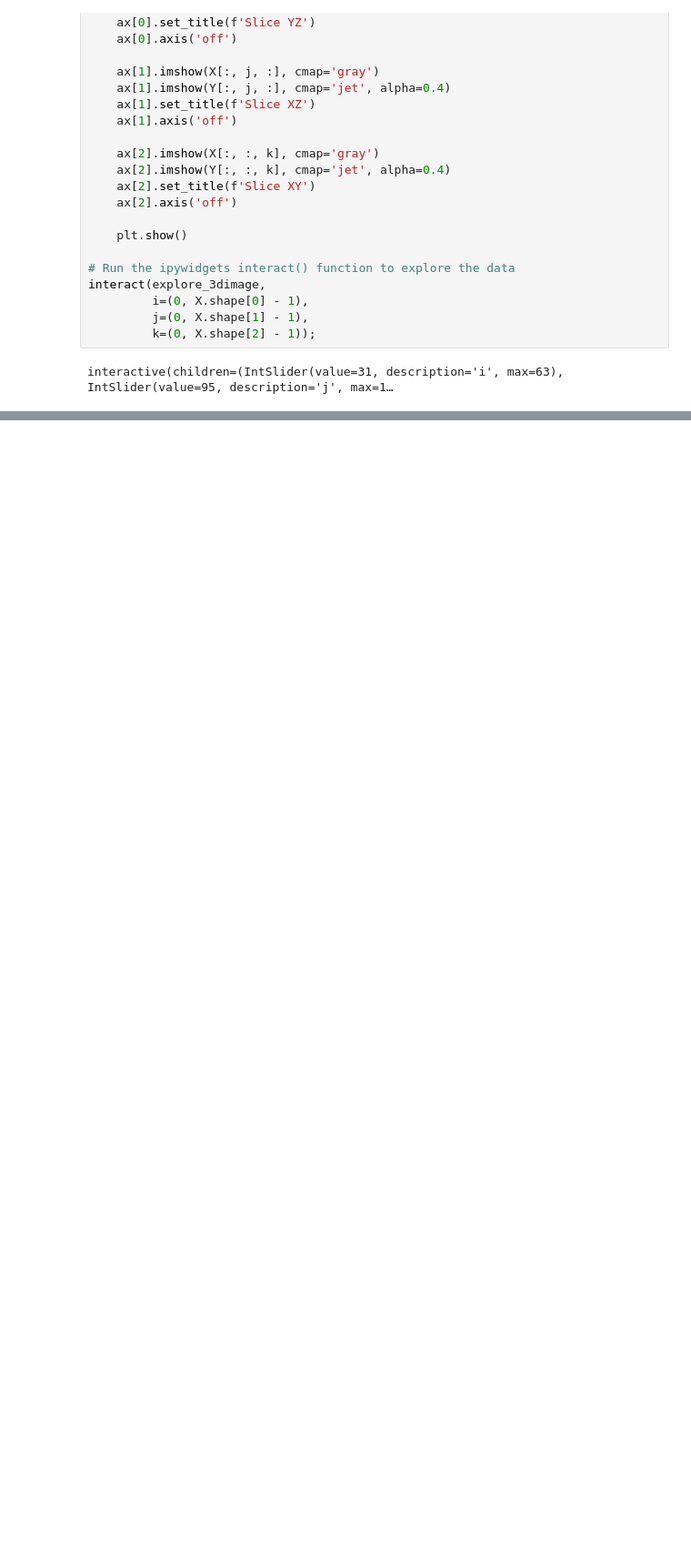
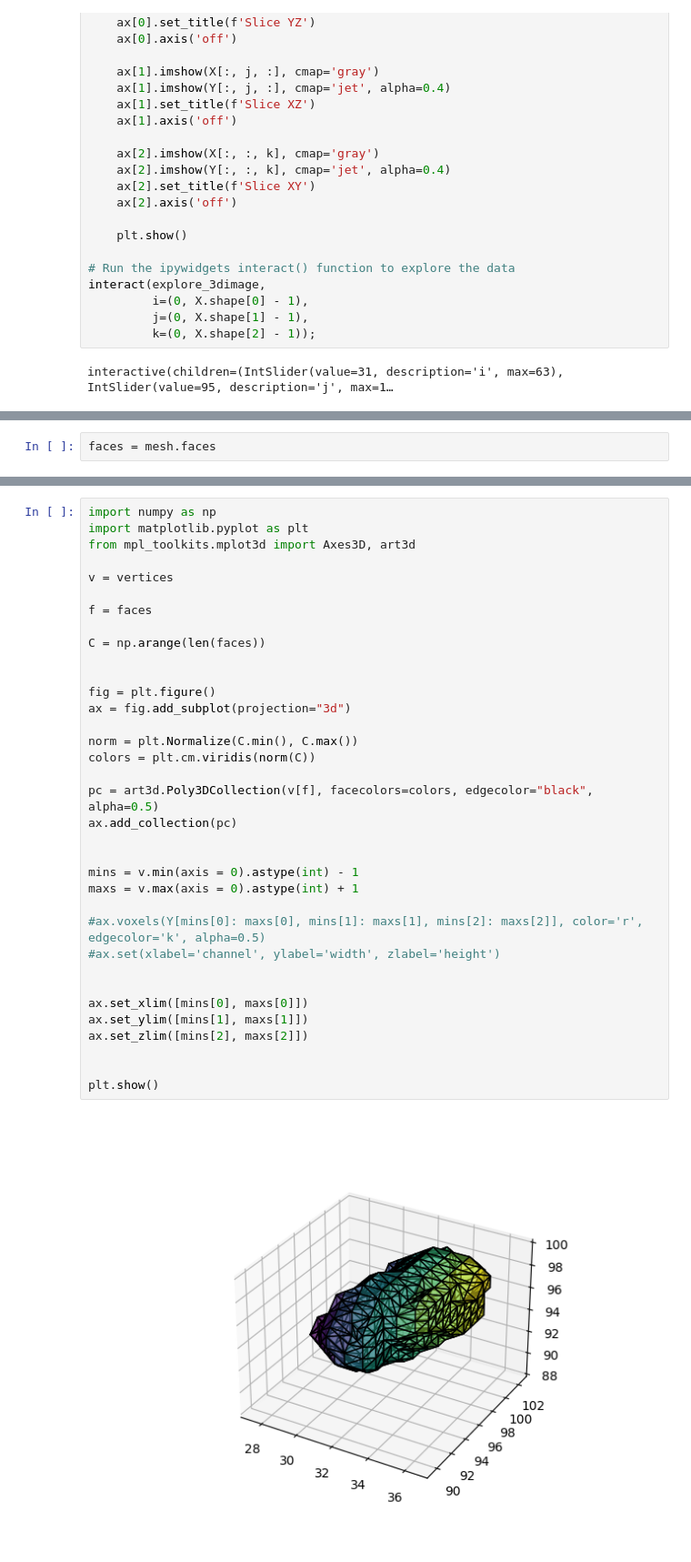
Before and after one commit to 19tchoubou/anevrisme_segmentation, a Jupyter notebook: explore_data.ipynb, the cells around one changed output, grey strips where cells are left out. Shown at 91% size. Drawn from its saved outputs; the diff is of its cells as text; blank space fills up the shorter version.

```diff
--- a/explore_data.ipynb
+++ b/explore_data.ipynb
@@ -115,0 +177,2 @@ plt.show()
+# %%
+faces = mesh.faces
@@ -115,0 +209,37 @@ plt.show()
+# %%
+import numpy as np
+import matplotlib.pyplot as plt
+from mpl_toolkits.mplot3d import Axes3D, art3d
+
+v = vertices
+
+f = faces
+
+C = np.arange(len(faces))
+
+
+fig = plt.figure()
+ax = fig.add_subplot(projection="3d")
+
+norm = plt.Normalize(C.min(), C.max())
+colors = plt.cm.viridis(norm(C))
+
+pc = art3d.Poly3DCollection(v[f], facecolors=colors, edgecolor="black", alpha=0.5)
+ax.add_collection(pc)
+
+
+mins = v.min(axis = 0).astype(int) - 1
+maxs = v.max(axis = 0).astype(int) + 1
+
+#ax.voxels(Y[mins[0]: maxs[0], mins[1]: maxs[1], mins[2]: maxs[2]], color='r', edgecolor='k', alpha=0.5)
+#ax.set(xlabel='channel', ylabel='width', zlabel='height')
+
+
+ax.set_xlim([mins[0], maxs[0]])
+ax.set_ylim([mins[1], maxs[1]])
+ax.set_zlim([mins[2], maxs[2]])
+
+
+plt.show()
+# %% [output]
+[figure, added]
```
Also changed, not shown: parts of 21 cells of this notebook.
